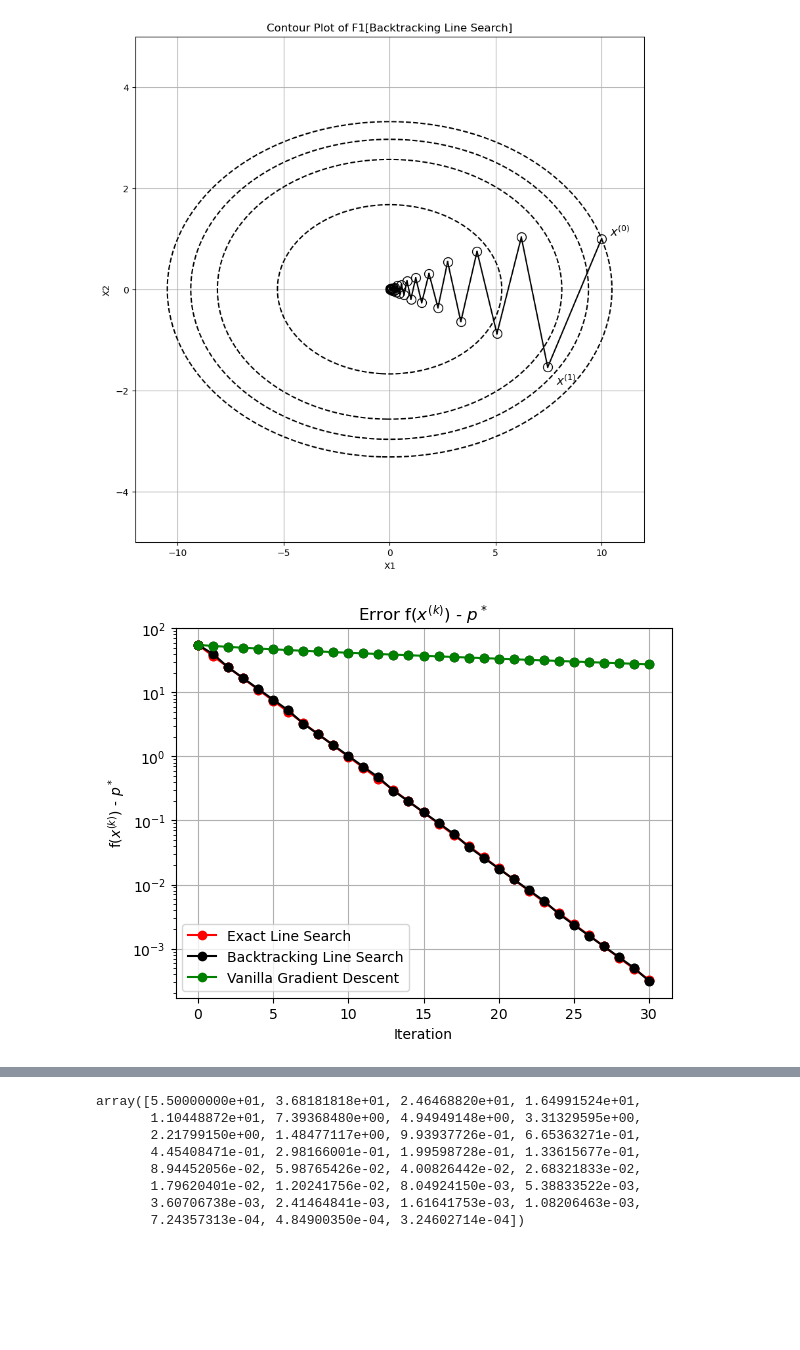
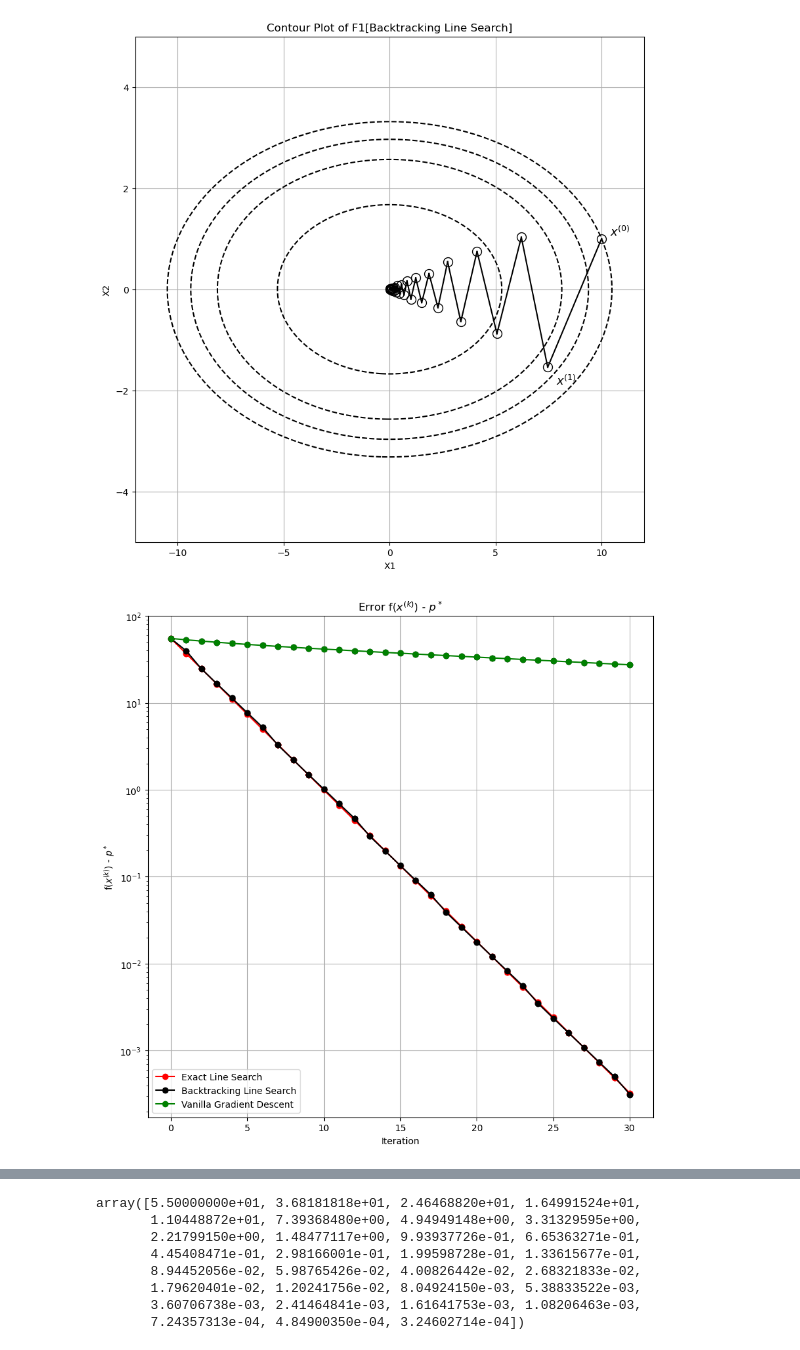
Before and after one commit to Ravi-Raghavan/ConvexOptimization, a Jupyter notebook: Homework #4 - Part 2.ipynb, the cells around one changed output, grey strips where cells are left out. Drawn from its saved outputs; the diff is of its cells as text; code cells hidden in the pictures; blank space fills up the shorter version.

```diff
--- a/Homework #4 - Part 2.ipynb
+++ b/Homework #4 - Part 2.ipynb
@@ -354,32 +357,33 @@ plt.show()
 # %%
 #optimal function value
 p_star = 0
 
 #compute error values(i.e. difference between function value and optimal function value) throughout iterations of exact line search gradient descent and backtracking gradient descent and vanilla gradient descent
 f1_exact_line_search_distance_from_optimal = f1_exact_line_search_function_values - p_star
 f1_backtracking_distance_from_optimal = f1_backtracking_function_values - p_star
 f1_vanilla_gd_distance_from_optimal = f1_vanilla_gd_function_values - p_star
 
-# plt.figure(figsize = (12, 12))
+#set figure size
+plt.figure(figsize = (10, 10))
 
 #plot error values
 line1, = plt.plot(f1_exact_line_search_distance_from_optimal, marker='o', color='red', linestyle='-')
 line2, = plt.plot(f1_backtracking_distance_from_optimal, marker='o', color='black', linestyle='-')
 line3, = plt.plot(f1_vanilla_gd_distance_from_optimal, marker='o', color='green', linestyle='-')
 
 #indicate, via points, each error value on the lines
 plt.scatter(range(len(f1_exact_line_search_distance_from_optimal)), f1_exact_line_search_distance_from_optimal, color='red')
 plt.scatter(range(len(f1_backtracking_distance_from_optimal)), f1_backtracking_distance_from_optimal, color='black')
 plt.scatter(range(len(f1_vanilla_gd_distance_from_optimal)), f1_vanilla_gd_distance_from_optimal, color='black')
 
 #label axes, label title, and add legend
 plt.xlabel('Iteration')
 plt.ylabel(r'f($x^{(k)}$) - $p^*$')
 plt.yscale('log')
 plt.title(r'Error f($x^{(k)}$) - $p^*$')
 plt.legend(handles=[line1, line2, line3], labels=['Exact Line Search', 'Backtracking Line Search', 'Vanilla Gradient Descent'])
 plt.grid(True)
 plt.show()
 # %% [output]
-[figure, old version]
+[figure, new version]
 # %%
```
Also changed, not shown: parts of 7 cells of this notebook.
